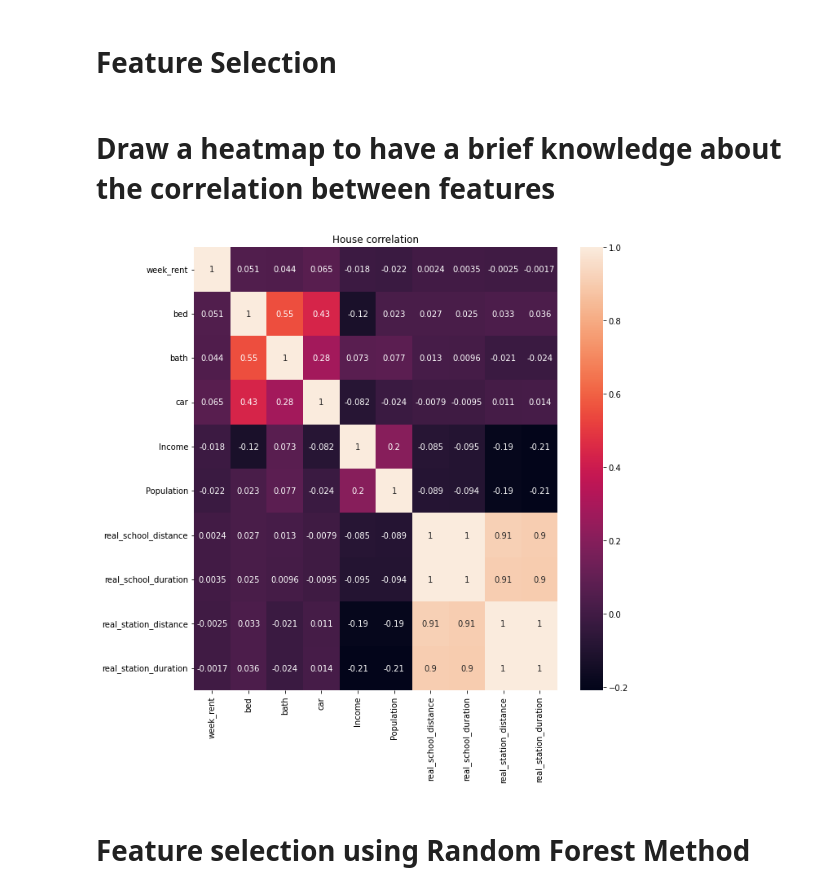
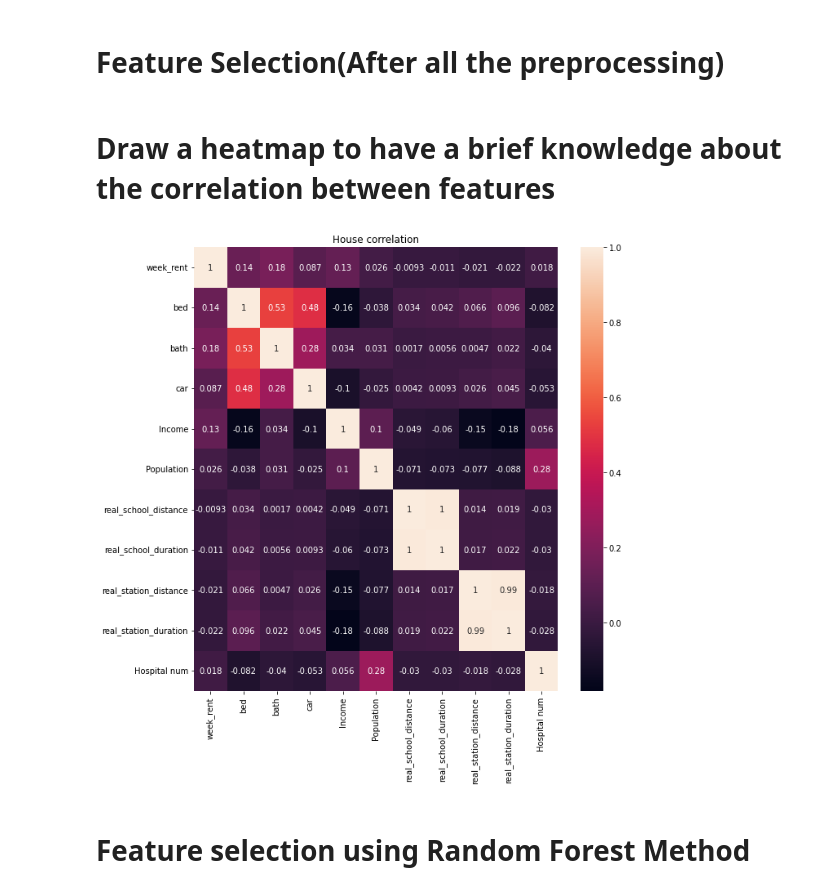
Before and after one commit to MAST30034-Applied-Data-Science/generic-real-estate-consulting-project-group-60, a Jupyter notebook: notebooks/Feature selection.ipynb, the cells around one changed output. Saved outputs shown, nothing was run; the diff lists cells and outputs as text; code cells hidden in the pictures.

```diff
--- a/notebooks/Feature selection.ipynb
+++ b/notebooks/Feature selection.ipynb
@@ -1,5 +1,5 @@
 # %% [markdown]
-# Feature Selection
+# Feature Selection(After all the preprocessing)
 # %%
 import pandas as pd
 import seaborn as sns
@@ -8,31 +12,25 @@ from pyspark.ml.stat import Correlation
+# %%
+all_house = pd.read_csv('../data/raw/2017_2022_house_data_final.csv')
 # %%
-property_data_2022 = pd.read_csv('../data/raw/2022_final_merged.csv')
-property_data_2022 = property_data_2022[property_data_2022['week_rent']!='No Available']
-property_data_2022['week_rent'] = property_data_2022['week_rent'].astype('float')
-property_data_2017_2021 = pd.read_csv('../data/raw/history_final_merged.csv')
-property_data_2017_2021['week_rent'] = property_data_2017_2021['week_rent'].astype('float')
-all_house = pd.concat([property_data_2017_2021,property_data_2022],axis = 0)
-all_house = all_house.drop(columns=['real_distance','real_duration'])
-all_house = all_house.dropna()
 all_house = all_house[all_house['real_school_distance'] != 'school_distance_txt']
 all_house = all_house[all_house['real_school_duration'] != 'school_duration_txt']
-all_house = all_house[all_house['real_station_distance'] != 'school_station_txt']
-all_house = all_house[all_house['real_station_duration'] != 'school_duration_txt']
-all_house['real_school_distance'] = all_house['real_school_distance'].astype('float')
-all_house['real_school_duration'] = all_house['real_school_duration'].astype('float')
-all_house['real_station_distance'] = all_house['real_station_distance'].astype('float')
-all_house['real_station_duration'] = all_house['real_station_duration'].astype('float')
+all_house = all_house[all_house['real_station_distance'] != 'station_distance_txt']
+all_house = all_house[all_house['real_station_duration'] != 'station_duration_txt']
+all_house['real_school_distance'] = all_house['real_school_distance'].astype(float)
+all_house['real_school_duration'] = all_house['real_school_duration'].astype(float)
+all_house['real_station_duration'] = all_house['real_station_duration'].astype(float)
+all_house['real_station_distance'] = all_house['real_station_distance'].astype(float)
 # %% [markdown]
 # Draw a heatmap to have a brief knowledge about the correlation between features
 # %%
 CORR_COLS=['week_rent','bed','bath','car','Income','Population','real_school_distance',
        'real_school_duration', 'real_station_distance',
-       'real_station_duration']
+       'real_station_duration','Hospital num']
 f, ax = plt.subplots(figsize=(10,10))
 ax=sns.heatmap(all_house[CORR_COLS].corr(),annot=True)
 plt.title('House correlation')
 plt.show()
 # %% [output]
-[figure, old version]
+[figure, new version]
 # %% [markdown]
 # Feature selection using Random Forest Method
```
Also changed, not shown: parts of 7 cells of this notebook, 7 other files.
